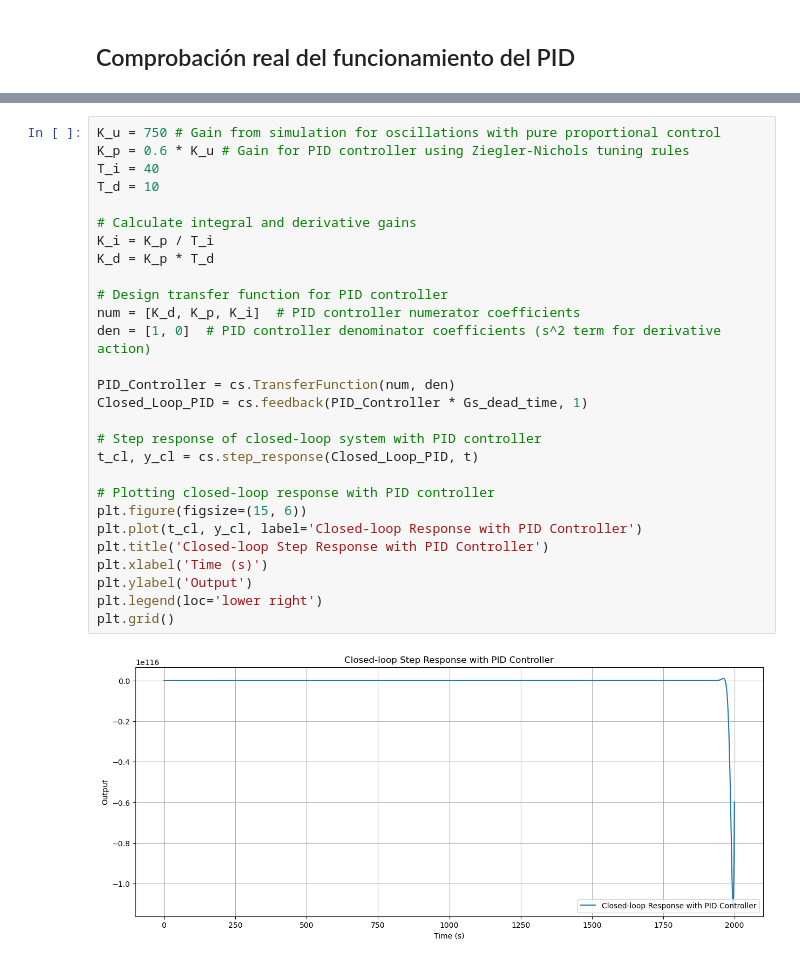
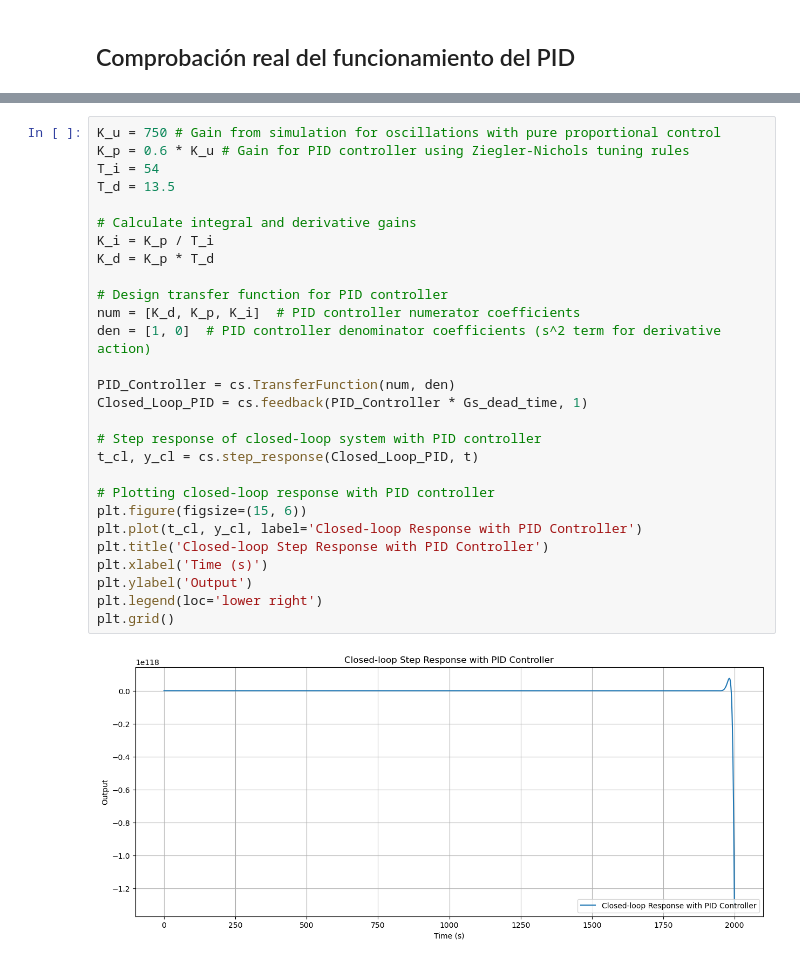
Before and after one commit to navalgoose4/SCL-2026I, a Jupyter notebook: LAB_4/lab_4.ipynb, the cells around one changed output, grey strips where cells are left out. Saved outputs shown, nothing was run; the diff lists cells and outputs as text.

```diff
--- a/LAB_4/lab_4.ipynb
+++ b/LAB_4/lab_4.ipynb
@@ -186,30 +206,30 @@ plt.grid()
 # %%
 K_u = 750 # Gain from simulation for oscillations with pure proportional control
 K_p = 0.6 * K_u # Gain for PID controller using Ziegler-Nichols tuning rules
-T_i = 40
-T_d = 10
+T_i = 54
+T_d = 13.5
 
 # Calculate integral and derivative gains
 K_i = K_p / T_i
 K_d = K_p * T_d
 
 # Design transfer function for PID controller
 num = [K_d, K_p, K_i]  # PID controller numerator coefficients
 den = [1, 0]  # PID controller denominator coefficients (s^2 term for derivative action)
 
 PID_Controller = cs.TransferFunction(num, den)
 Closed_Loop_PID = cs.feedback(PID_Controller * Gs_dead_time, 1)
 
 # Step response of closed-loop system with PID controller
 t_cl, y_cl = cs.step_response(Closed_Loop_PID, t)
 
 # Plotting closed-loop response with PID controller
 plt.figure(figsize=(15, 6))
 plt.plot(t_cl, y_cl, label='Closed-loop Response with PID Controller')
 plt.title('Closed-loop Step Response with PID Controller')
 plt.xlabel('Time (s)')
 plt.ylabel('Output')
 plt.legend(loc='lower right')
 plt.grid()
 # %% [output]
-[figure, old version]
+[figure, new version]
```
Also changed, not shown: parts of 6 cells of this notebook.
